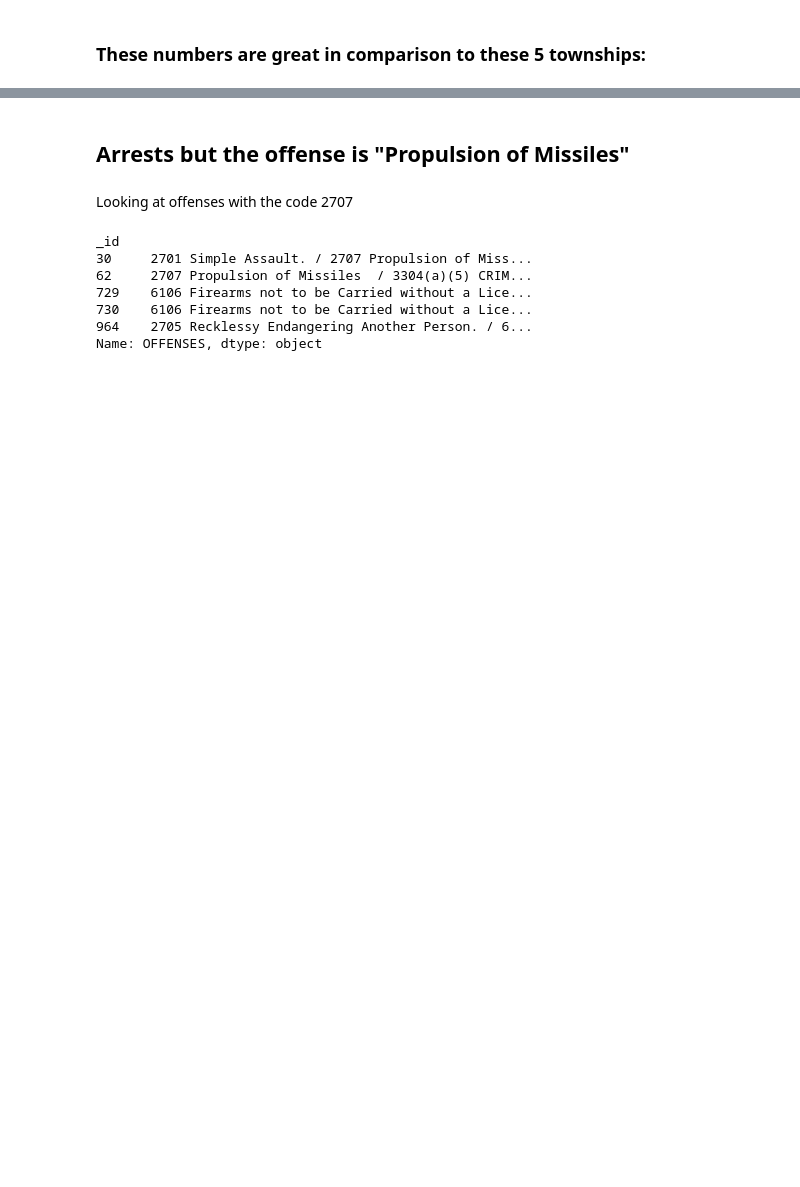
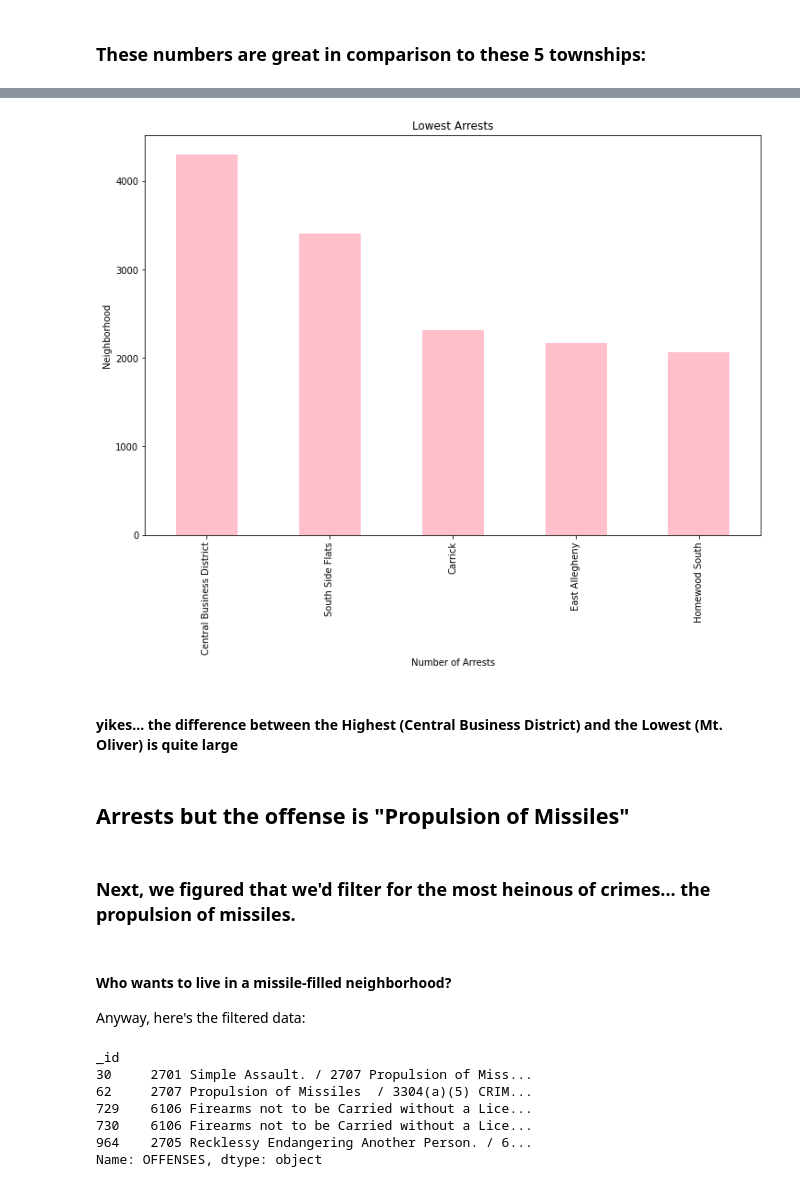
Before and after one commit to haydenagh/CMPINF0010-FINAL, a Jupyter notebook: Final.ipynb, the cells around one changed output, grey strips where cells are left out. Saved outputs shown, nothing was run; the diff lists cells and outputs as text; code cells hidden in the pictures; blank space fills up the shorter version.

```diff
--- a/Final.ipynb
+++ b/Final.ipynb
@@ -80,7 +71,22 @@ Name: INCIDENTNEIGHBORHOOD, dtype: int64
+# %%
+plt.figure(figsize=(12, 8))
+neighborhood_arrests.head(5).plot(kind='bar', color='Pink')
+plt.title('Lowest Arrests')
+plt.xlabel('Number of Arrests')
+plt.ylabel('Neighborhood')
+plt.show()
+# %% [output]
+[figure, added]
+# %% [markdown]
+#### yikes... the difference between the Highest (Central Business District) and the Lowest (Mt. Oliver) is quite large
 # %% [markdown]
 ## Arrests but the offense is "Propulsion of Missiles"
-# %% [markdown]
-Looking at offenses with the code 2707
+# %% [markdown]
+### Next, we figured that we'd filter for the most heinous of crimes... the propulsion of missiles.
+# %% [markdown]
+#### Who wants to live in a missile-filled neighborhood?
+
+Anyway, here's the filtered data:
 # %%
 missileData = arrestData['OFFENSES']
 
```
Also changed, not shown: parts of 32 cells of this notebook, 1 other file.
